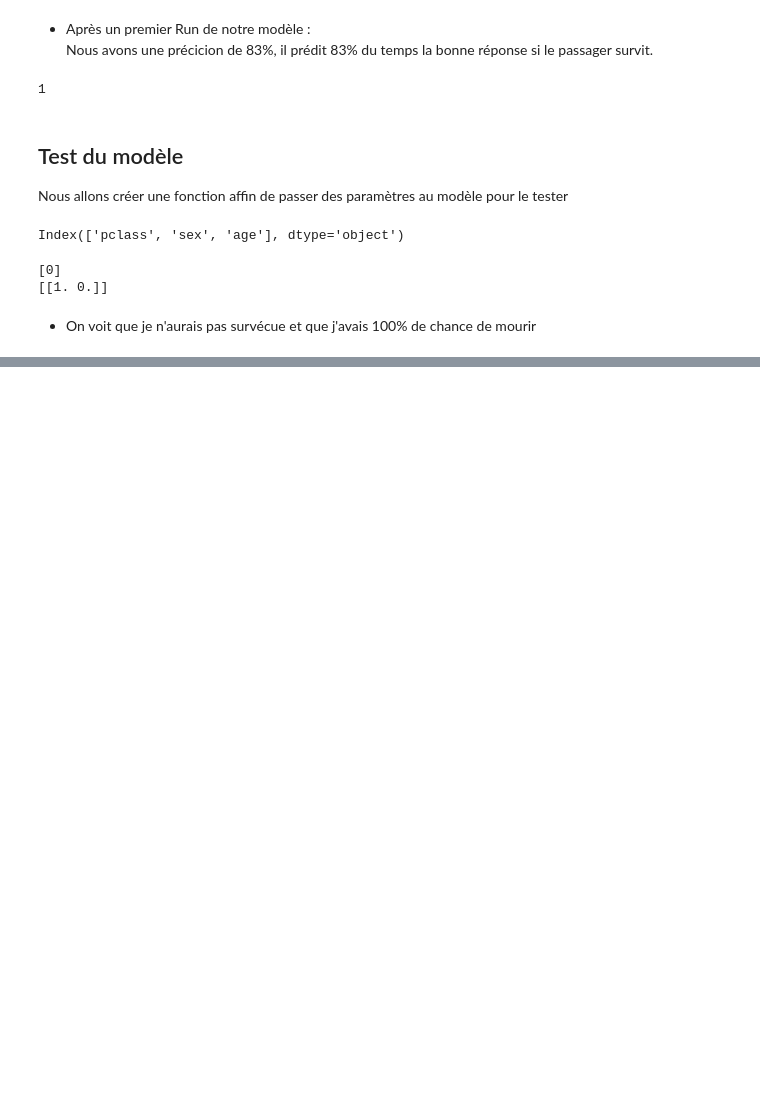
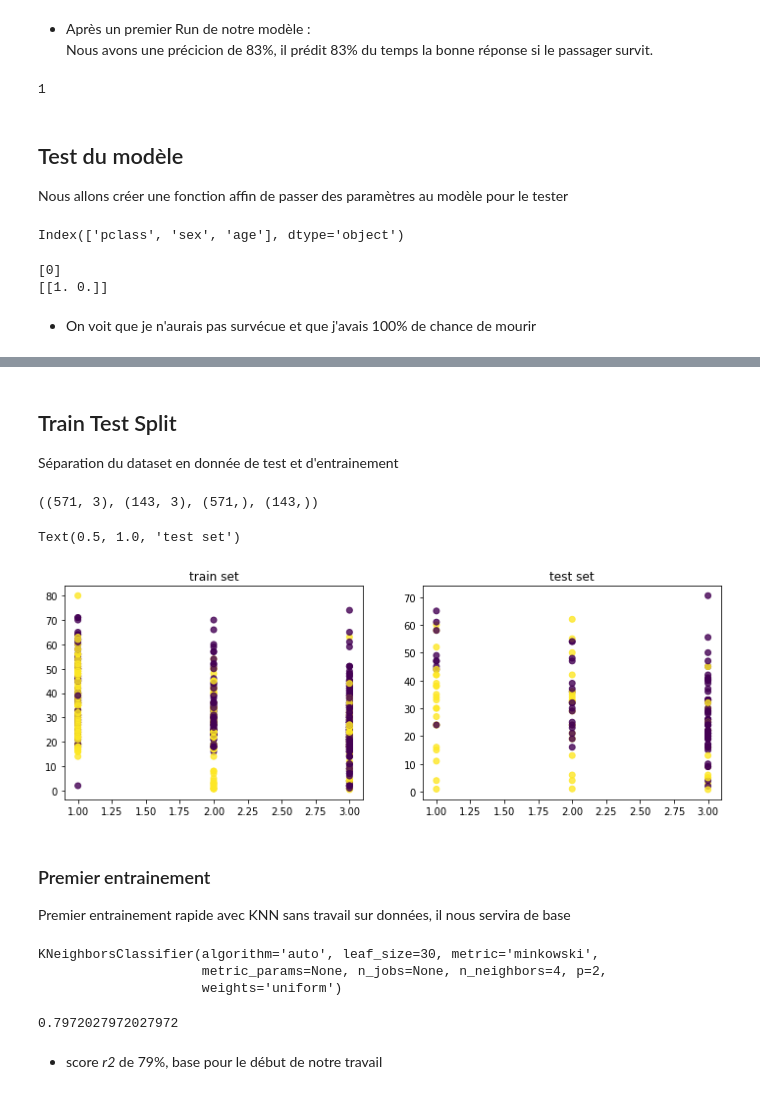
Before and after one commit to Syllaweg/Datascience_toolkit, a Jupyter notebook: MachineLearning/Supervised_learning/run_algo/K_Nearest_Neighbors.ipynb, the cells around one changed output, grey strips where cells are left out. Cells and saved outputs as stored; diff of their text form; code cells hidden in the pictures; blank space fills up the shorter version.

```diff
--- a/MachineLearning/Supervised_learning/run_algo/K_Nearest_Neighbors.ipynb
+++ b/MachineLearning/Supervised_learning/run_algo/K_Nearest_Neighbors.ipynb
@@ -138,0 +156,3 @@ pred_person_survie(model)
+# %% [markdown]
+## Train Test Split
+Séparation du dataset en donnée de test et d'entrainement
@@ -138,0 +161,23 @@ pred_person_survie(model)
+# %%
+x_train, x_test, y_train, y_test = train_test_split(X, y, test_size=0.2, random_state=3)
+# %%
+x_train.shape, x_test.shape, y_train.shape, y_test.shape
+# %% [output]
+((571, 3), (143, 3), (571,), (143,))
+# %%
+plt.figure(figsize=(12, 4))
+
+plt.subplot(121)
+plt.scatter(x_train.iloc[:, 0], x_train.iloc[:, 2], c=y_train, alpha=0.8)
+plt.title('train set')
+
+plt.subplot(122)
+plt.scatter(x_test.iloc[:, 0], x_test.iloc[:, 2], c=y_test, alpha=0.8)
+plt.title("test set")
+# %% [output]
+Text(0.5, 1.0, 'test set')
+[figure, added]
+# %% [markdown]
+### Premier entrainement
+
+Premier entrainement rapide avec KNN sans travail sur données, il nous servira de base
@@ -138,0 +186,12 @@ pred_person_survie(model)
+# %%
+model.fit(x_train, y_train)
+# %% [output]
+KNeighborsClassifier(algorithm='auto', leaf_size=30, metric='minkowski',
+                     metric_params=None, n_jobs=None, n_neighbors=4, p=2,
+                     weights='uniform')
+# %%
+model.score(x_test, y_test)
+# %% [output]
+0.7972027972027972
+# %% [markdown]
+- score *r2* de 79%, base pour le début de notre travail
```
Also changed, not shown: parts of 41 cells of this notebook.
